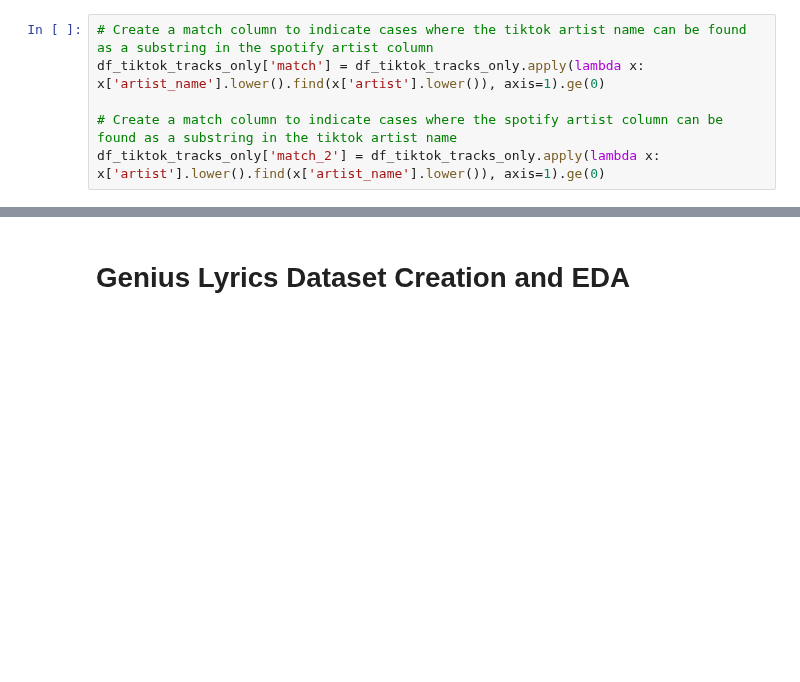
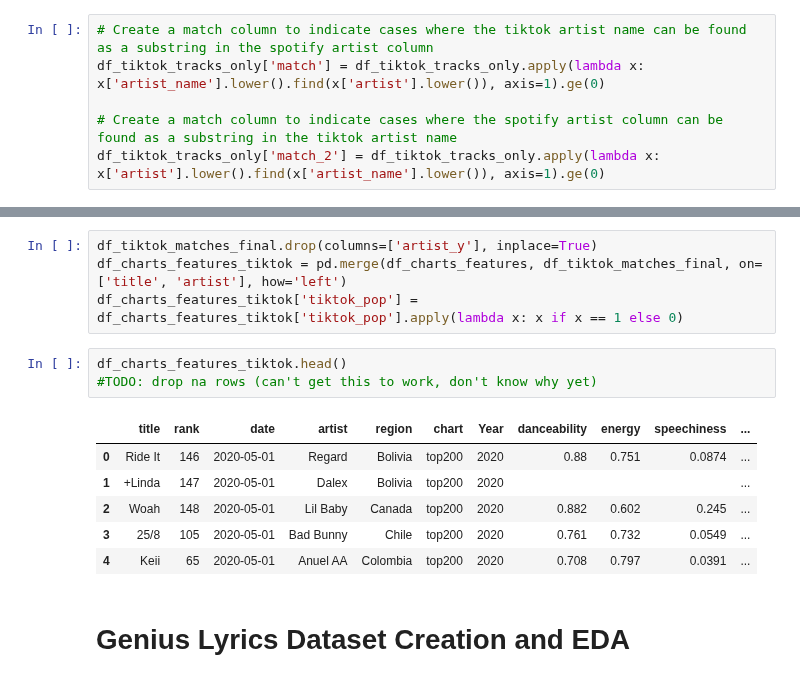
Before and after one commit to Joseph-Willem-Ricci/5450-final-project, a Jupyter notebook: CIS5450_Project.ipynb, the cells around one changed output, grey strips where cells are left out. Drawn from its saved outputs; the diff is of its cells as text; blank space fills up the shorter version.

Commit message:
merged charts and features with tiktok

```diff
--- a/CIS5450_Project.ipynb
+++ b/CIS5450_Project.ipynb
@@ -570,3 +698,17 @@ df_tiktok_matches_final.groupby(['tiktok_pop']).count()
+# %%
+df_tiktok_matches_final.drop(columns=['artist_y'], inplace=True)
+df_charts_features_tiktok = pd.merge(df_charts_features, df_tiktok_matches_final, on=['title', 'artist'], how='left')
+df_charts_features_tiktok['tiktok_pop'] = df_charts_features_tiktok['tiktok_pop'].apply(lambda x: x if x == 1 else 0)
+# %%
+df_charts_features_tiktok.head()
+#TODO: drop na rows (can't get this to work, don't know why yet)
+# %% [output]
+|  | title | rank | date | artist | region | chart | Year | danceability | energy | speechiness | ... |
+| 0 | Ride It | 146 | 2020-05-01 | Regard | Bolivia | top200 | 2020 | 0.88 | 0.751 | 0.0874 | ... |
+| 1 | +Linda | 147 | 2020-05-01 | Dalex | Bolivia | top200 | 2020 |  |  |  | ... |
+| 2 | Woah | 148 | 2020-05-01 | Lil Baby | Canada | top200 | 2020 | 0.882 | 0.602 | 0.245 | ... |
+| 3 | 25/8 | 105 | 2020-05-01 | Bad Bunny | Chile | top200 | 2020 | 0.761 | 0.732 | 0.0549 | ... |
+| 4 | Keii | 65 | 2020-05-01 | Anuel AA | Colombia | top200 | 2020 | 0.708 | 0.797 | 0.0391 | ... |
 # %% [markdown]
 # Genius Lyrics Dataset Creation and EDA
 # %%
```
Also changed, not shown: parts of 36 cells of this notebook.
